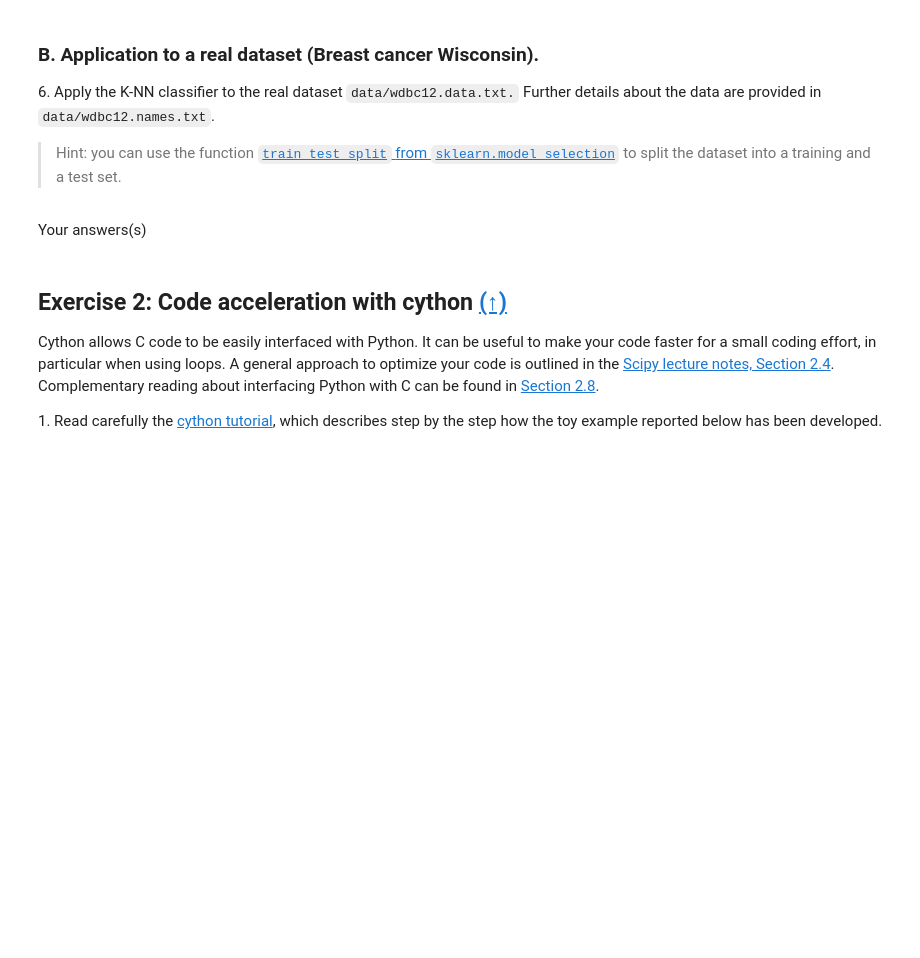
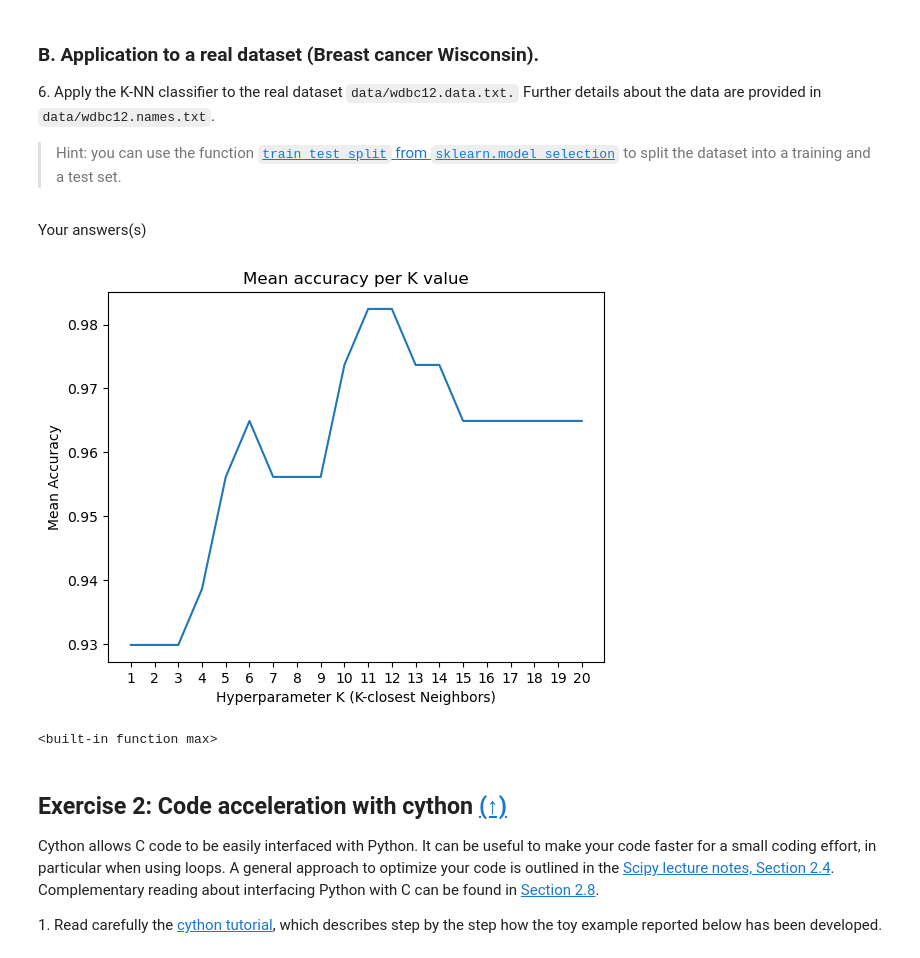
Before and after one commit to Mazenklk/PythonResearchLabs, a Jupyter notebook: lab4_Ali_Mazen/lab4_AliMchawrab_MazenKalakech.ipynb, the cells around one changed output. Drawn from its saved outputs; the diff is of its cells as text; code cells hidden in the pictures; blank space fills up the shorter version.

```diff
--- a/lab4_Ali_Mazen/lab4_AliMchawrab_MazenKalakech.ipynb
+++ b/lab4_Ali_Mazen/lab4_AliMchawrab_MazenKalakech.ipynb
@@ -222,6 +224,32 @@ Time taken by sklearn implementation: 0.006738500000210479
 > Hint: you can use the function [`train_test_split` from `sklearn.model_selection`](https://scikit-learn.org/stable/modules/generated/sklearn.model_selection.train_test_split.html) to split the dataset into a training and a test set.
 # %% [markdown]
 Your answers(s)
+# %%
+
+from sklearn.model_selection import train_test_split
+data = np.loadtxt('data/wdbc12.data.txt', delimiter=',')
+X = data[:,3:]
+y = data[:,1]
+X_train, X_test, y_train, y_test = train_test_split(X, y,  test_size=0.2, random_state=42)
+Ks = []
+for i in range(1,21):
+    Ks.append(i)
+scores = []
+for i in Ks:
+    classifier = KNeighborsClassifier(i)
+    classifier.fit(X_train, y_train)
+    scores.append([classifier.score(X_test, y_test), i])
+scores = np.array(scores)
+plt.plot(scores[:,1],scores[:,0])
+plt.xticks(range(1, 21))
+plt.xlabel("Hyperparameter K (K-closest Neighbors)")
+plt.ylabel("Mean Accuracy")
+plt.title("Mean accuracy per K value")
+plt.show()
+print(max)
+# %% [output]
+[figure, added]
+<built-in function max>
 # %% [markdown]
 ## <a name="ex2">Exercise 2: Code acceleration with cython</a> [(&#8593;)](#content)
 
```
Also changed, not shown: parts of 7 cells of this notebook, 7 other files.
